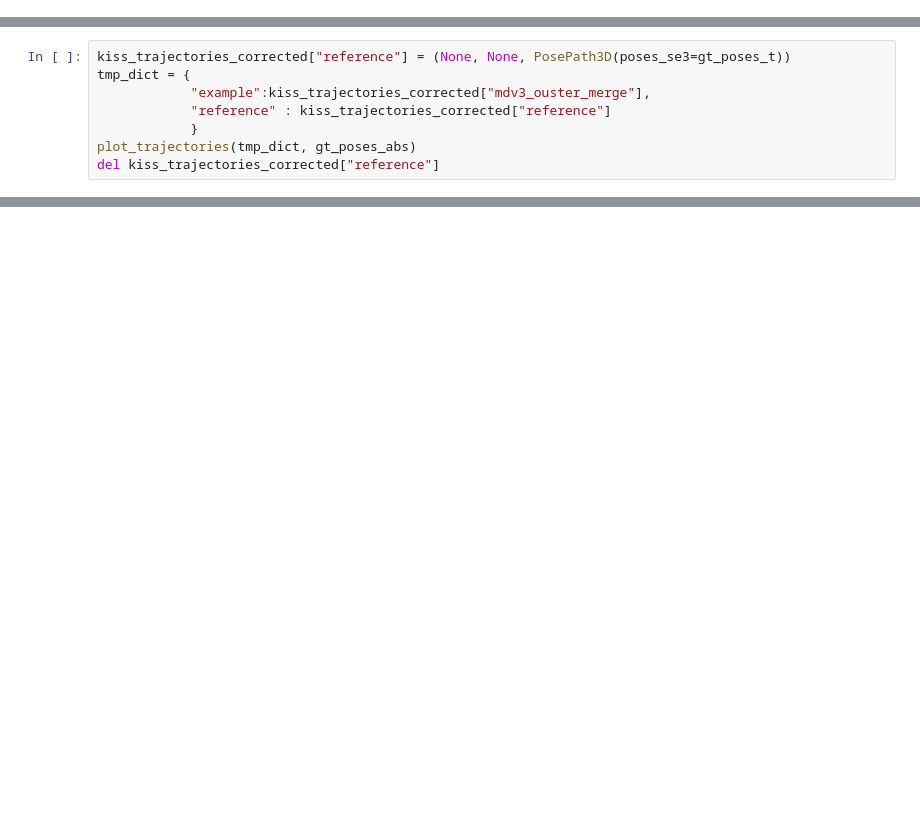
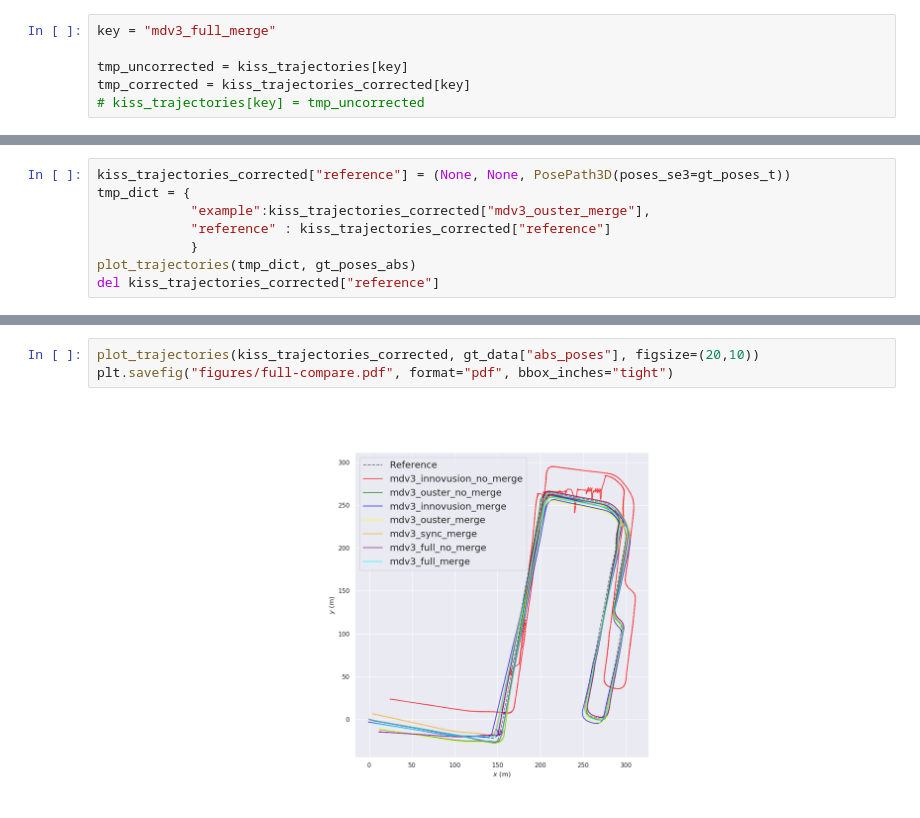
Before and after one commit to Jul310/kiss-icp, a Jupyter notebook: tum_eval/munich_dataset.ipynb, the cells around one changed output, grey strips where cells are left out. Drawn from its saved outputs; the diff is of its cells as text; blank space fills up the shorter version.

```diff
--- a/tum_eval/munich_dataset.ipynb
+++ b/tum_eval/munich_dataset.ipynb
@@ -116,0 +112,6 @@ kiss_trajectories_corrected["mdv3_sync_merge"] = value_ouster_inno_front_correct
+# %%
+key = "mdv3_full_merge"
+
+tmp_uncorrected = kiss_trajectories[key]
+tmp_corrected = kiss_trajectories_corrected[key]
+# kiss_trajectories[key] = tmp_uncorrected
@@ -241,0 +286,5 @@ plot_trajectories(kiss_trajectories_corrected, gt_poses_abs)
+# %%
+plot_trajectories(kiss_trajectories_corrected, gt_data["abs_poses"], figsize=(20,10))
+plt.savefig("figures/full-compare.pdf", format="pdf", bbox_inches="tight")
+# %% [output]
+[figure, added]
```
Also changed, not shown: parts of 21 cells of this notebook, 30 other files.
